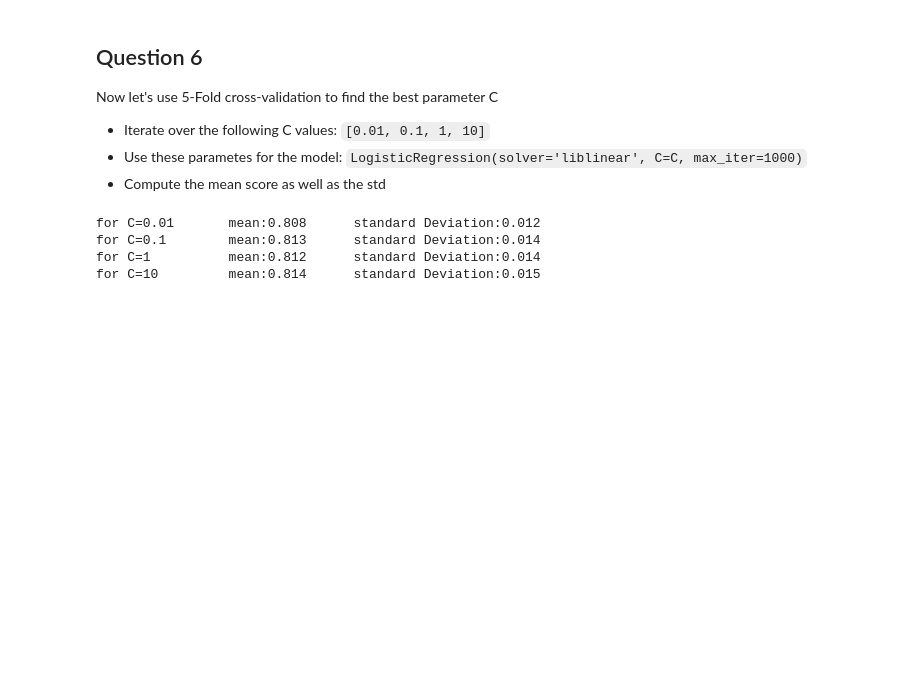
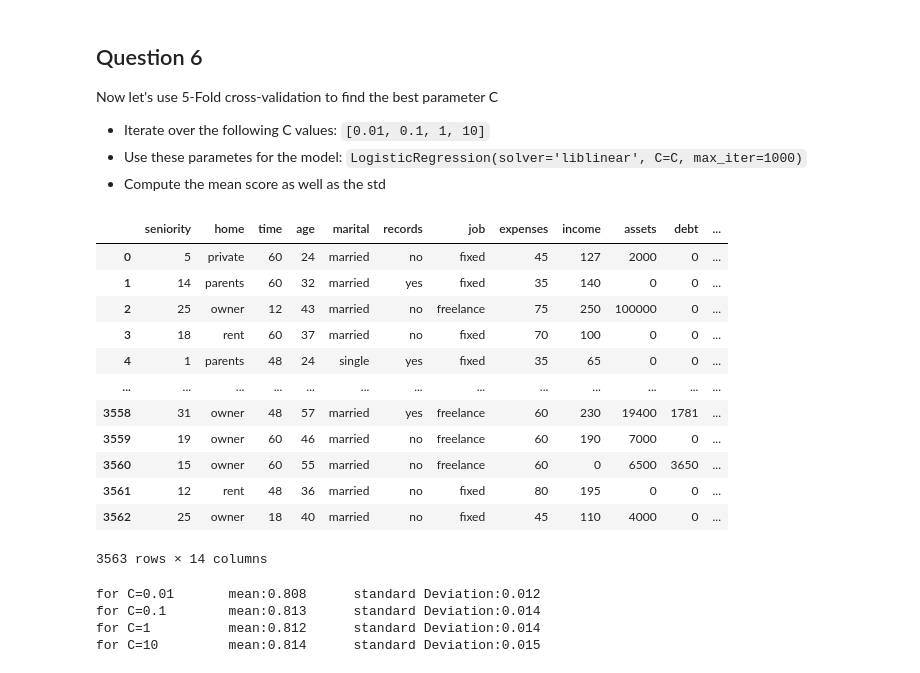
Before and after one commit to BountyHunter1999/Machine-Learning-Zoom-Camp, a Jupyter notebook: Homeworks/Homework #4.ipynb, the cells around one changed output. Saved outputs shown, nothing was run; the diff lists cells and outputs as text; code cells hidden in the pictures; blank space fills up the shorter version.

```diff
--- a/Homeworks/Homework #4.ipynb
+++ b/Homeworks/Homework #4.ipynb
@@ -200,3 +204,5 @@ y_test = df_test["default"]
+# %%
+df_full_train = df_full_train.reset_index(drop=True)
 # %%
 del df_train["default"]
 del df_val["default"]
@@ -523,5 +575,21 @@ Now let's use 5-Fold cross-validation to find the best parameter C
 * Iterate over the following C values: `[0.01, 0.1, 1, 10]`
 * Use these parametes for the model: `LogisticRegression(solver='liblinear', C=C, max_iter=1000)`
 * Compute the mean score as well as the std
+# %%
+df_full_train
+# %% [output]
+|  | seniority | home | time | age | marital | records | job | expenses | income | assets | debt | ... |
+| 0 | 5 | private | 60 | 24 | married | no | fixed | 45 | 127 | 2000 | 0 | ... |
+| 1 | 14 | parents | 60 | 32 | married | yes | fixed | 35 | 140 | 0 | 0 | ... |
+| 2 | 25 | owner | 12 | 43 | married | no | freelance | 75 | 250 | 100000 | 0 | ... |
+| 3 | 18 | rent | 60 | 37 | married | no | fixed | 70 | 100 | 0 | 0 | ... |
+| 4 | 1 | parents | 48 | 24 | single | yes | fixed | 35 | 65 | 0 | 0 | ... |
+| ... | ... | ... | ... | ... | ... | ... | ... | ... | ... | ... | ... | ... |
+| 3558 | 31 | owner | 48 | 57 | married | yes | freelance | 60 | 230 | 19400 | 1781 | ... |
+| 3559 | 19 | owner | 60 | 46 | married | no | freelance | 60 | 190 | 7000 | 0 | ... |
+| 3560 | 15 | owner | 60 | 55 | married | no | freelance | 60 | 0 | 6500 | 3650 | ... |
+| 3561 | 12 | rent | 48 | 36 | married | no | fixed | 80 | 195 | 0 | 0 | ... |
+| 3562 | 25 | owner | 18 | 40 | married | no | fixed | 45 | 110 | 4000 | 0 | ... |
+3563 rows × 14 columns
 # %%
 n_splits = 5
```
Also changed, not shown: parts of 13 cells of this notebook.
